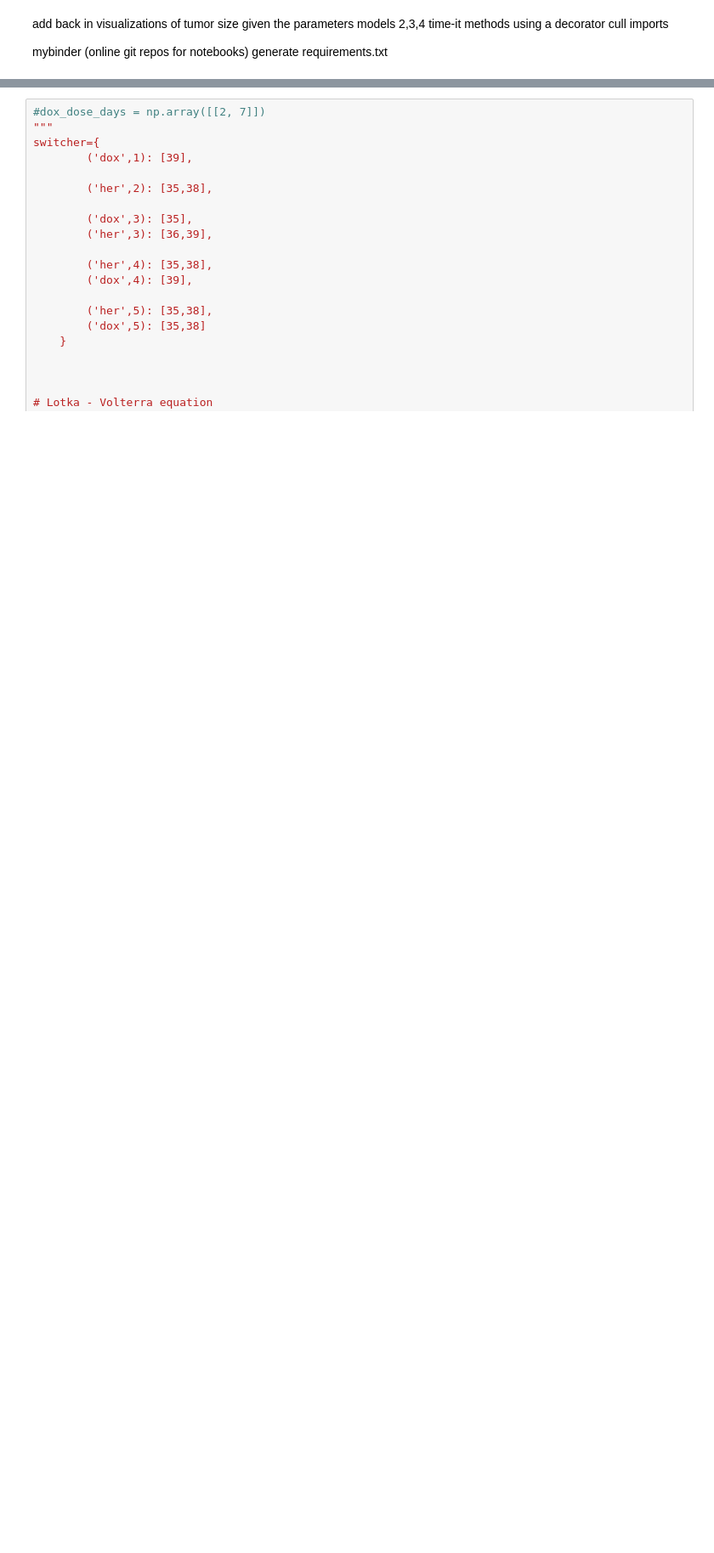
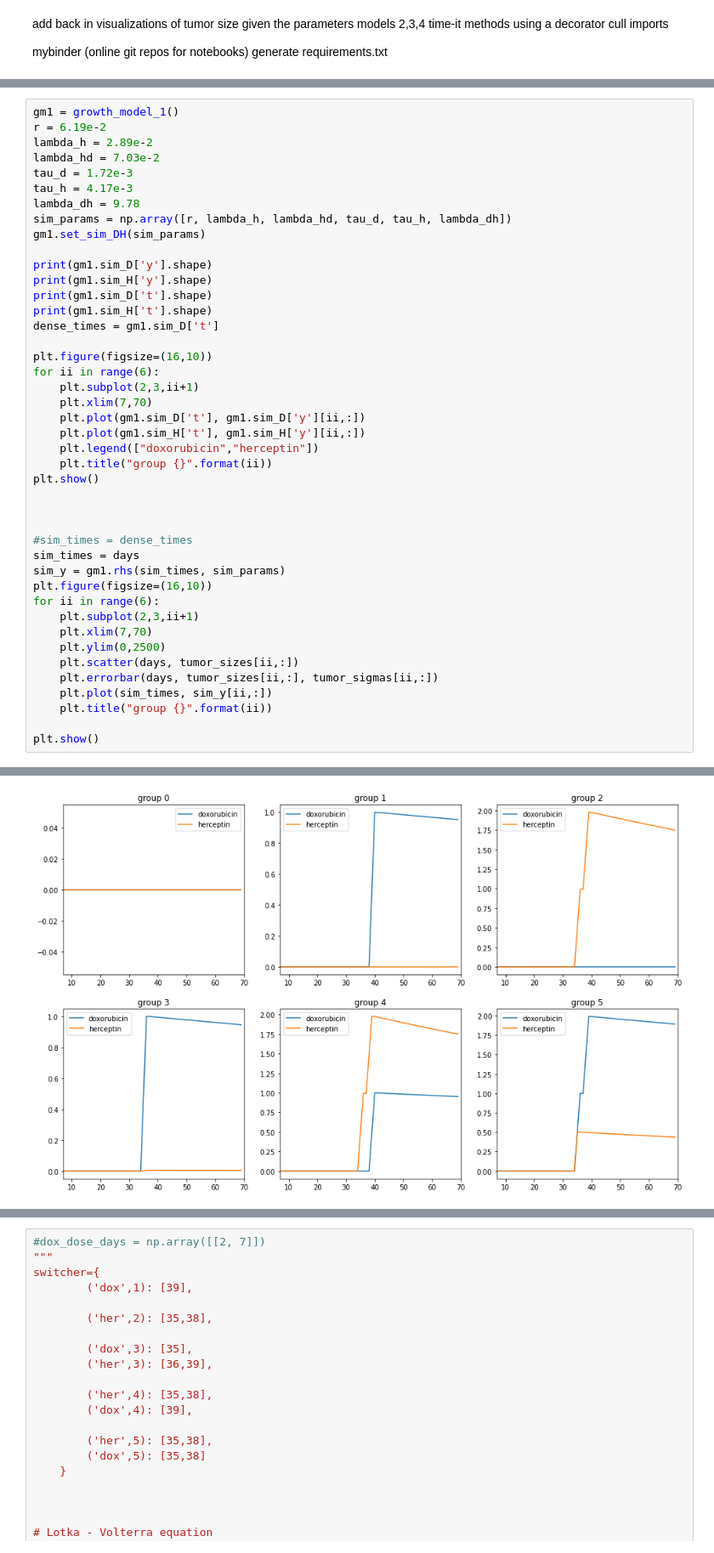
Before and after one commit to reidwyde/trazdox, a Jupyter notebook: refactor/growth_models.ipynb, the cells around one changed output, grey strips where cells are left out. Shown at 85% size. Drawn from its saved outputs; the diff is of its cells as text; blank space fills up the shorter version.

```diff
--- a/refactor/growth_models.ipynb
+++ b/refactor/growth_models.ipynb
@@ -230,3 +295,47 @@ class growth_model_1(growth_model):
             else:
                 ret = ret.ravel()
         return ret
+# %%
+gm1 = growth_model_1()
+r = 6.19e-2
+lambda_h = 2.89e-2
+lambda_hd = 7.03e-2
+tau_d = 1.72e-3
+tau_h = 4.17e-3
+lambda_dh = 9.78
+sim_params = np.array([r, lambda_h, lambda_hd, tau_d, tau_h, lambda_dh])
+gm1.set_sim_DH(sim_params)
+
+print(gm1.sim_D['y'].shape)
+print(gm1.sim_H['y'].shape)
+print(gm1.sim_D['t'].shape)
+print(gm1.sim_H['t'].shape)
+dense_times = gm1.sim_D['t']
+
+plt.figure(figsize=(16,10))
+for ii in range(6):
+    plt.subplot(2,3,ii+1)
+    plt.xlim(7,70)
+    plt.plot(gm1.sim_D['t'], gm1.sim_D['y'][ii,:])
+    plt.plot(gm1.sim_H['t'], gm1.sim_H['y'][ii,:])
+    plt.legend(["doxorubicin","herceptin"])
+    plt.title("group {}".format(ii))
+plt.show()
+
+
+
+#sim_times = dense_times
+sim_times = days
+sim_y = gm1.rhs(sim_times, sim_params)
+plt.figure(figsize=(16,10))
+for ii in range(6):
+    plt.subplot(2,3,ii+1)
+    plt.xlim(7,70)
+    plt.ylim(0,2500)
+    plt.scatter(days, tumor_sizes[ii,:])
+    plt.errorbar(days, tumor_sizes[ii,:], tumor_sigmas[ii,:])
+    plt.plot(sim_times, sim_y[ii,:])
+    plt.title("group {}".format(ii))
+
+plt.show()
+# %% [output]
@@ -232,0 +346 @@ class growth_model_1(growth_model):
+[figure, added]
```
Also changed, not shown: parts of 10 cells of this notebook, 1 other file.
